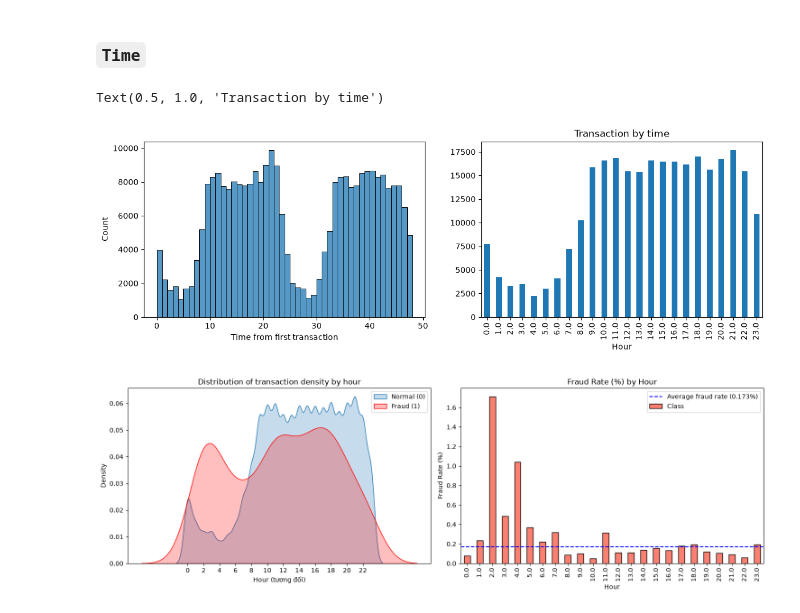
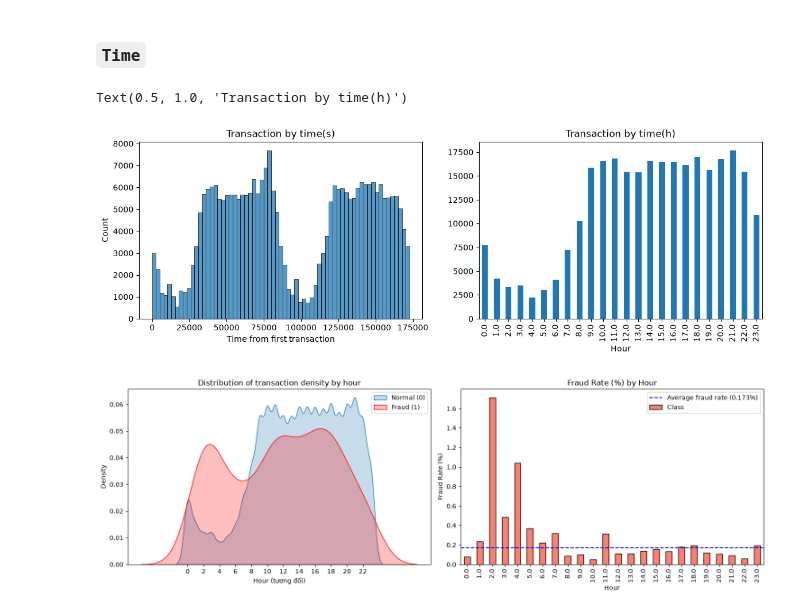
Before and after one commit to hanghithien/ml-project, a Jupyter notebook: notebook/EDA.ipynb, the cells around one changed output. Drawn from its saved outputs; the diff is of its cells as text; code cells hidden in the pictures.

```diff
--- a/notebook/EDA.ipynb
+++ b/notebook/EDA.ipynb
@@ -4,5 +4,6 @@ import seaborn as sns
 import matplotlib.pyplot as plt
 import numpy as np
 import os
-path = r'.data\raw\creditcard.csv'
+from pathlib import Path
+path = Path(r'..\data\raw\creditcard.csv')
 # %% [markdown]
@@ -20,7 +21,10 @@ Trong đó:
 
 Feature `Class` là biến mục tiêu nhị phân với `1` phản ánh giao dịch gian lận và `0` trong các trường hợp còn lại.
 # %%
-df = pd.read_csv(path)
+if path.exists():
+    df = pd.read_csv(path)
+else:
+    raise FileNotFoundError(f"File not found at: {path.resolve()}")
 # %%
 df.shape
 # %% [output]
@@ -243,13 +214,14 @@ Name: Amount, dtype: float64
 ### `Time`
 # %%
 fig, ax = plt.subplots(1, 2,figsize=(14,4))
-sns.histplot(df.Time / 3600, bins = 48, ax=ax[0])
+sns.histplot(df.Time, ax=ax[0])
 ax[0].set_xlabel("Time from first transaction")
+ax[0].set_title("Transaction by time(s)")
 df.groupby("Hour").size().plot(kind='bar', ax=ax[1])
-ax[1].set_title("Transaction by time")
+ax[1].set_title("Transaction by time(h)")
 # %% [output]
-Text(0.5, 1.0, 'Transaction by time')
+Text(0.5, 1.0, 'Transaction by time(h)')
-[figure, old version]
+[figure, new version]
 # %%
 fig, ax = plt.subplots(1, 2, figsize=(15, 5))
 
```
Also changed, not shown: parts of 12 cells of this notebook, 14 other files.
